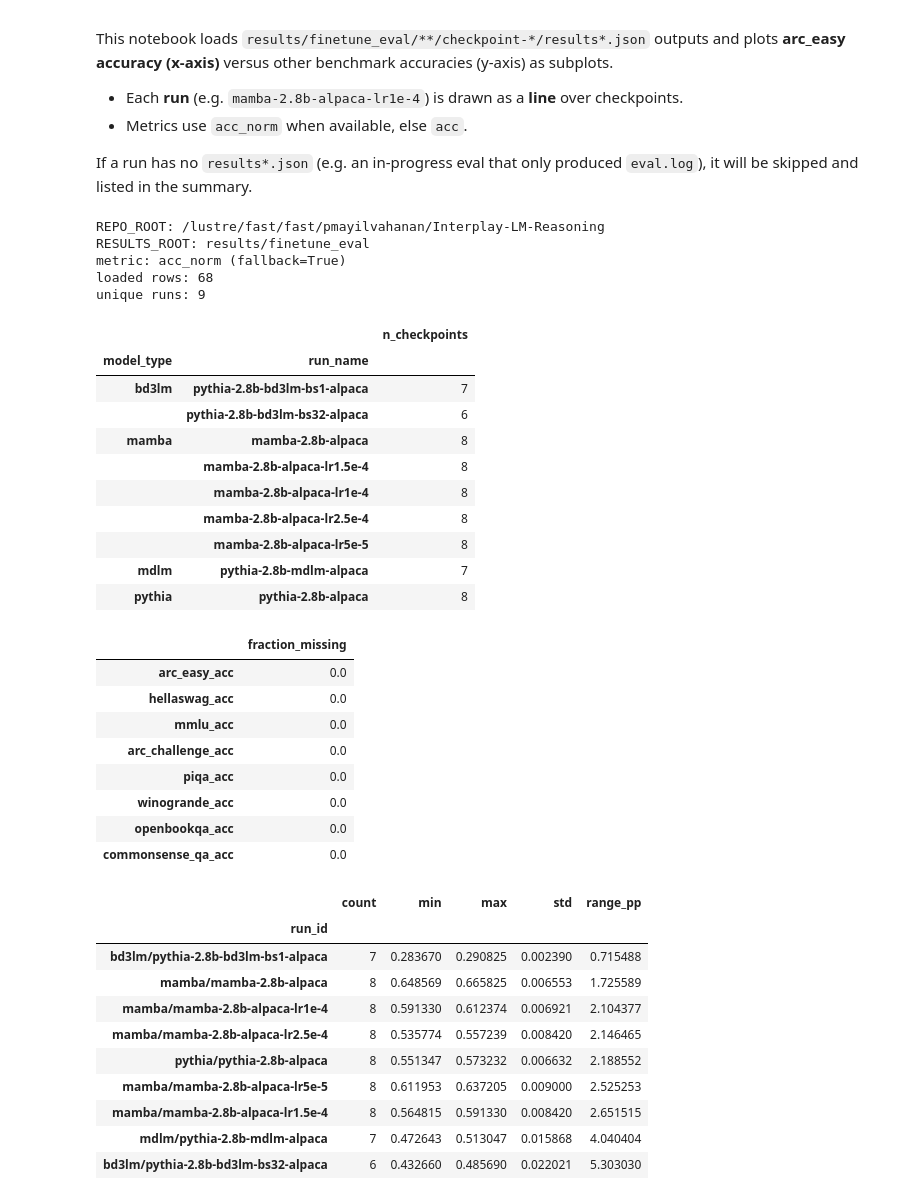
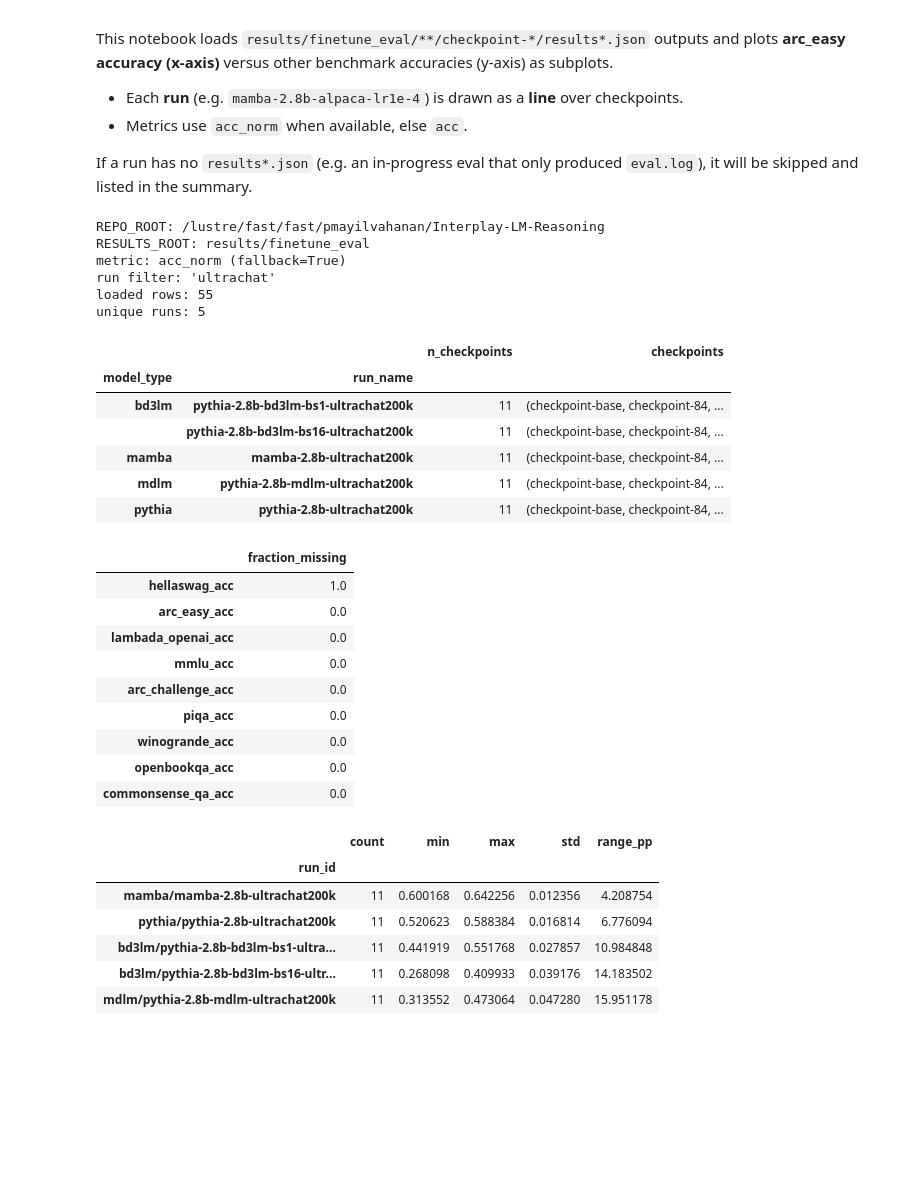
Before and after one commit to prasannamayil/Interplay-LM-Reasoning, a Jupyter notebook: analyze/finetune_eval_trends.ipynb, the cells around one changed output. Saved outputs shown, nothing was run; the diff lists cells and outputs as text; code cells hidden in the pictures; blank space fills up the shorter version.

```diff
--- a/analyze/finetune_eval_trends.ipynb
+++ b/analyze/finetune_eval_trends.ipynb
@@ -100,6 +100,7 @@ RESULTS_ROOT = _resolve_results_root()
 X_TASK = "arc_easy"
 Y_TASKS = [
     "hellaswag",
+    "lambada_openai",
     "mmlu",
     "arc_challenge",
     "piqa",
@@ -127,6 +128,9 @@ MODEL_LINESTYLES = {
 # - "acc": unnormalized candidate-ranking accuracy
 METRIC = "acc_norm"
 FALLBACK_METRIC = True
+
+# Plot only Ultrachat runs.
+RUN_NAME_REGEX = r"ultrachat"
 
 
 def _pick_acc(
@@ -190,9 +194,13 @@ _CKPT_RE = re.compile(r"^checkpoint-(\d+)$")
 
 
 def _parse_step(ckpt_name: str) -> int | None:
+    if ckpt_name == "checkpoint-base":
+        return -1
+
     m = _CKPT_RE.match(ckpt_name)
     if m:
         return int(m.group(1))
+
     return None
 
 
@@ -293,11 +301,19 @@ plt.rcParams.update({
     "grid.alpha": 0.25,
 })
 # %%
-df, skipped_runs = load_finetune_eval(metric=METRIC, fallback_metric=FALLBACK_METRIC)
+df, skipped_runs = load_finetune_eval(
+    run_name_regex=RUN_NAME_REGEX,
+    metric=METRIC,
+    fallback_metric=FALLBACK_METRIC,
+)
+
+if len(df):
+    df = df.sort_values(["model_type", "run_name", "step"])
 
 print("REPO_ROOT:", REPO_ROOT)
 print("RESULTS_ROOT:", RESULTS_ROOT)
 print(f"metric: {METRIC} (fallback={FALLBACK_METRIC})")
+print(f"run filter: {RUN_NAME_REGEX!r}")
 print("loaded rows:", len(df))
 print("unique runs:", df["run_id"].nunique() if len(df) else 0)
 
@@ -309,60 +325,57 @@ if skipped_runs:
 if len(df):
     display(
         df.groupby(["model_type", "run_name"])  # noqa: F821
-        .agg(n_checkpoints=("checkpoint", "nunique"))
-        .sort_values(["model_type", "n_checkpoints"], ascending=[True, False])
+        .agg(
+            n_checkpoints=("checkpoint", "nunique"),
+            checkpoints=("checkpoint", lambda s: tuple(s)),
+        )
+        .sort_values(["model_type", "run_name"])
     )
 
     # Quick sanity: show which tasks have missing acc
     cols = [f"{t}_acc" for t in [X_TASK, *Y_TASKS]]
     missing = df[cols].isna().mean().sort_values(ascending=False)
     display(missing.to_frame("fraction_missing"))  # noqa: F821
 
     # Variance diagnostics (range in percentage points) for arc_easy
     arc = (
         df.groupby("run_id")[f"{X_TASK}_acc"]
         .agg(["count", "min", "max", "std"])
         .sort_values("count", ascending=False)
     )
     arc["range_pp"] = (arc["max"] - arc["min"]) * 100
     display(arc.sort_values("range_pp"))  # noqa: F821
 # %% [output]
 REPO_ROOT: /lustre/fast/fast/pmayilvahanan/Interplay-LM-Reasoning
 RESULTS_ROOT: results/finetune_eval
 metric: acc_norm (fallback=True)
-loaded rows: 68
-unique runs: 9
+run filter: 'ultrachat'
+loaded rows: 55
+unique runs: 5
-|  |  | n_checkpoints |
-| model_type | run_name |  |
-| bd3lm | pythia-2.8b-bd3lm-bs1-alpaca | 7 |
-|  | pythia-2.8b-bd3lm-bs32-alpaca | 6 |
-| mamba | mamba-2.8b-alpaca | 8 |
-|  | mamba-2.8b-alpaca-lr1.5e-4 | 8 |
-|  | mamba-2.8b-alpaca-lr1e-4 | 8 |
-|  | mamba-2.8b-alpaca-lr2.5e-4 | 8 |
-|  | mamba-2.8b-alpaca-lr5e-5 | 8 |
-| mdlm | pythia-2.8b-mdlm-alpaca | 7 |
-| pythia | pythia-2.8b-alpaca | 8 |
+|  |  | n_checkpoints | checkpoints |
+| model_type | run_name |  |  |
+| bd3lm | pythia-2.8b-bd3lm-bs1-ultrachat200k | 11 | (checkpoint-base, checkpoint-84, ... |
+|  | pythia-2.8b-bd3lm-bs16-ultrachat200k | 11 | (checkpoint-base, checkpoint-84, ... |
+| mamba | mamba-2.8b-ultrachat200k | 11 | (checkpoint-base, checkpoint-84, ... |
+| mdlm | pythia-2.8b-mdlm-ultrachat200k | 11 | (checkpoint-base, checkpoint-84, ... |
+| pythia | pythia-2.8b-ultrachat200k | 11 | (checkpoint-base, checkpoint-84, ... |
 |  | fraction_missing |
+| hellaswag_acc | 1.0 |
 | arc_easy_acc | 0.0 |
-| hellaswag_acc | 0.0 |
+| lambada_openai_acc | 0.0 |
 | mmlu_acc | 0.0 |
 | arc_challenge_acc | 0.0 |
 | piqa_acc | 0.0 |
 | winogrande_acc | 0.0 |
 | openbookqa_acc | 0.0 |
 | commonsense_qa_acc | 0.0 |
 |  | count | min | max | std | range_pp |
 | run_id |  |  |  |  |  |
-| bd3lm/pythia-2.8b-bd3lm-bs1-alpaca | 7 | 0.283670 | 0.290825 | 0.002390 | 0.715488 |
-| mamba/mamba-2.8b-alpaca | 8 | 0.648569 | 0.665825 | 0.006553 | 1.725589 |
-| mamba/mamba-2.8b-alpaca-lr1e-4 | 8 | 0.591330 | 0.612374 | 0.006921 | 2.104377 |
-| mamba/mamba-2.8b-alpaca-lr2.5e-4 | 8 | 0.535774 | 0.557239 | 0.008420 | 2.146465 |
-| pythia/pythia-2.8b-alpaca | 8 | 0.551347 | 0.573232 | 0.006632 | 2.188552 |
-| mamba/mamba-2.8b-alpaca-lr5e-5 | 8 | 0.611953 | 0.637205 | 0.009000 | 2.525253 |
-| mamba/mamba-2.8b-alpaca-lr1.5e-4 | 8 | 0.564815 | 0.591330 | 0.008420 | 2.651515 |
-| mdlm/pythia-2.8b-mdlm-alpaca | 7 | 0.472643 | 0.513047 | 0.015868 | 4.040404 |
-| bd3lm/pythia-2.8b-bd3lm-bs32-alpaca | 6 | 0.432660 | 0.485690 | 0.022021 | 5.303030 |
+| mamba/mamba-2.8b-ultrachat200k | 11 | 0.600168 | 0.642256 | 0.012356 | 4.208754 |
+| pythia/pythia-2.8b-ultrachat200k | 11 | 0.520623 | 0.588384 | 0.016814 | 6.776094 |
+| bd3lm/pythia-2.8b-bd3lm-bs1-ultra... | 11 | 0.441919 | 0.551768 | 0.027857 | 10.984848 |
+| bd3lm/pythia-2.8b-bd3lm-bs16-ultr... | 11 | 0.268098 | 0.409933 | 0.039176 | 14.183502 |
+| mdlm/pythia-2.8b-mdlm-ultrachat200k | 11 | 0.313552 | 0.473064 | 0.047280 | 15.951178 |
 # %%
 def plot_arc_easy_vs_tasks(
     df: pd.DataFrame,
```
Also changed, not shown: parts of 4 cells of this notebook, 2 other files.
